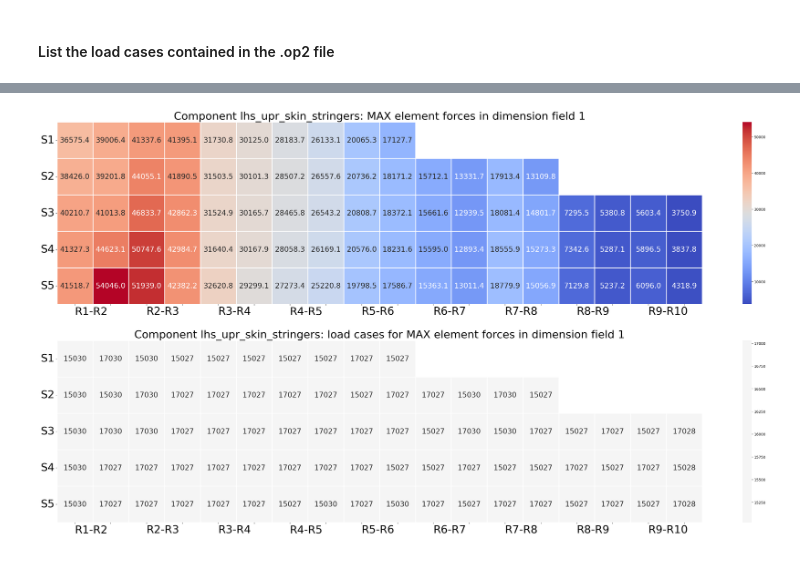
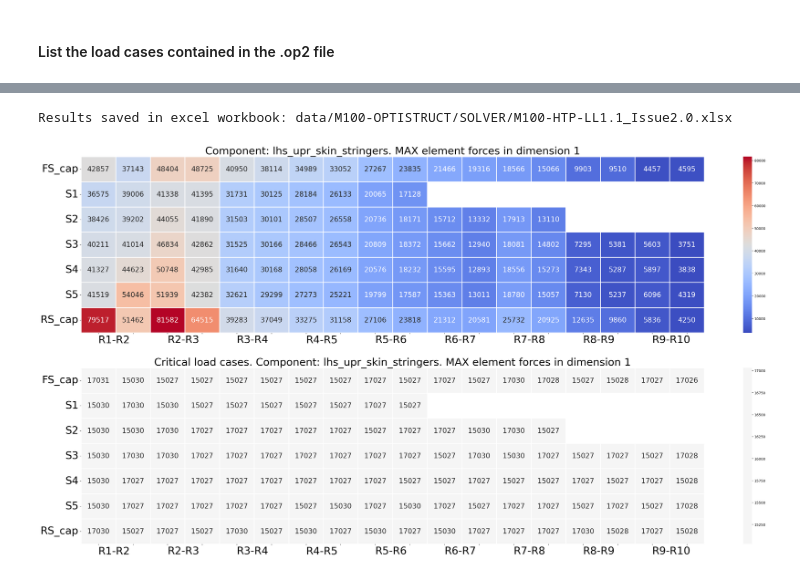
Before and after one commit to felixrlopezm/OP_Map, a Jupyter notebook: How_to_use_OP_Map.ipynb, the cells around one changed output, grey strips where cells are left out. Saved outputs shown, nothing was run; the diff lists cells and outputs as text; code cells hidden in the pictures.

```diff
--- a/How_to_use_OP_Map.ipynb
+++ b/How_to_use_OP_Map.ipynb
@@ -98,7 +133,7 @@ Then load the forces into the initialized variable.
 
 # NOTE that an excel file with the same name of the .op2 file has been created for storing results there.
 
-M100_model = Model('data/M100-OPTISTRUCT/SOLVER/M100-HTP-LL1.1_Issue2.0.op2', 'data/M100-HTP-mapping.json')
+M100_model = Model('data/M100-OPTISTRUCT/SOLVER/M100-HTP-LL1.1_Issue2.0.op2', 'data/M100-HTP-mapping-2.json')
 
 # Read into the initialized variable the values of the element forces
 M100_model.r_op2_1D_eforces()     # for crod elements
@@ -135,8 +173,9 @@ M100_model.plot_1D_eforces(15030, 'lhs_upr_skin_stringers', 1, excel=False)
 # %%
 # Plotting mappings of maximum elemment forces and CLC for a specific component for all load cases in the .op2 file
 # Field value components acc. to order in .op2/.f06 file
 # If excel = True, results will be saved in the excel file created at variable initialization
 
-M100_model.plot_env_1D_eforces('lhs_upr_skin_stringers', 'MAX', 1, excel=False)
+M100_model.plot_env_1D_eforces('lhs_upr_skin_stringers', 'MAX', 1, excel=True)
 # %% [output]
+Results saved in excel workbook: data/M100-OPTISTRUCT/SOLVER/M100-HTP-LL1.1_Issue2.0.xlsx
-[figure, old version]
+[figure, new version]
```
Also changed, not shown: parts of 18 cells of this notebook.
